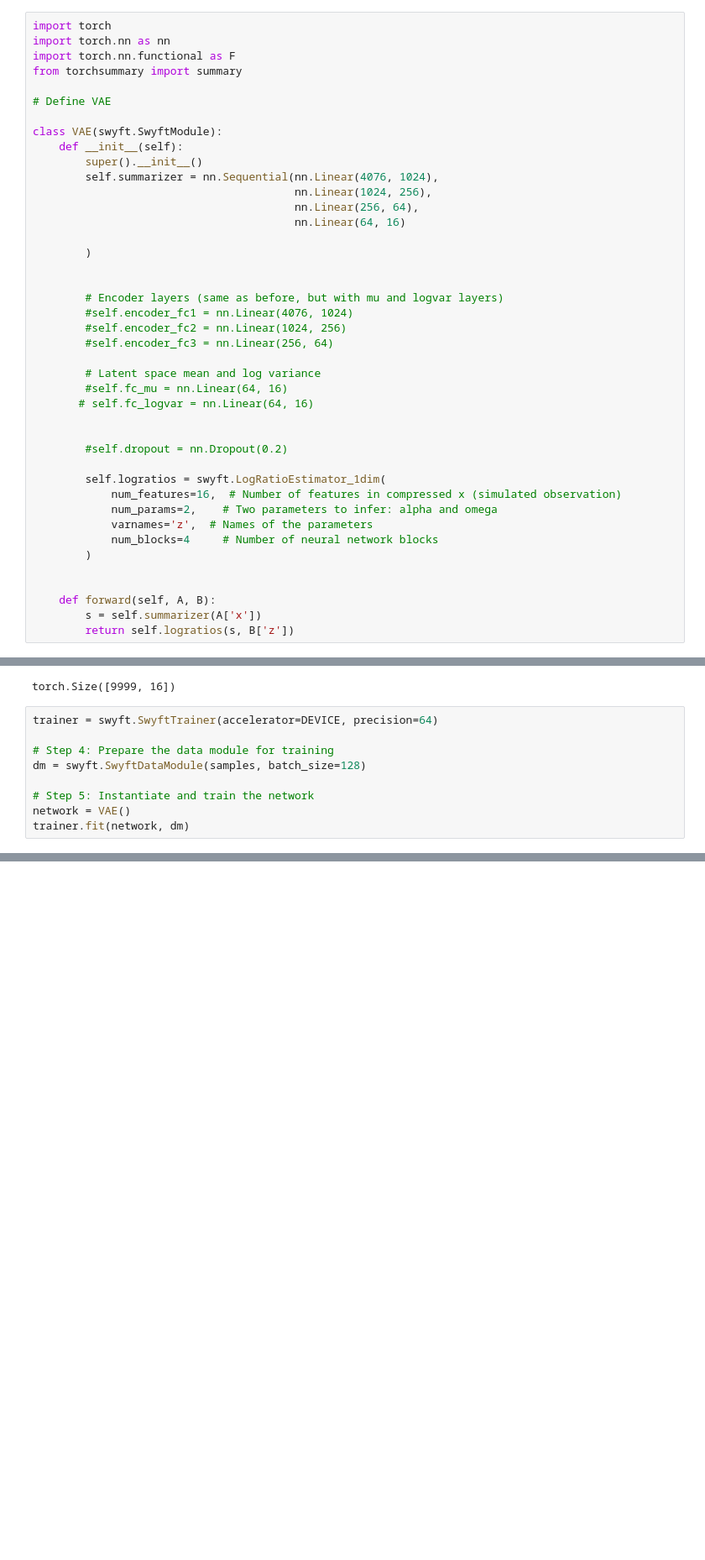
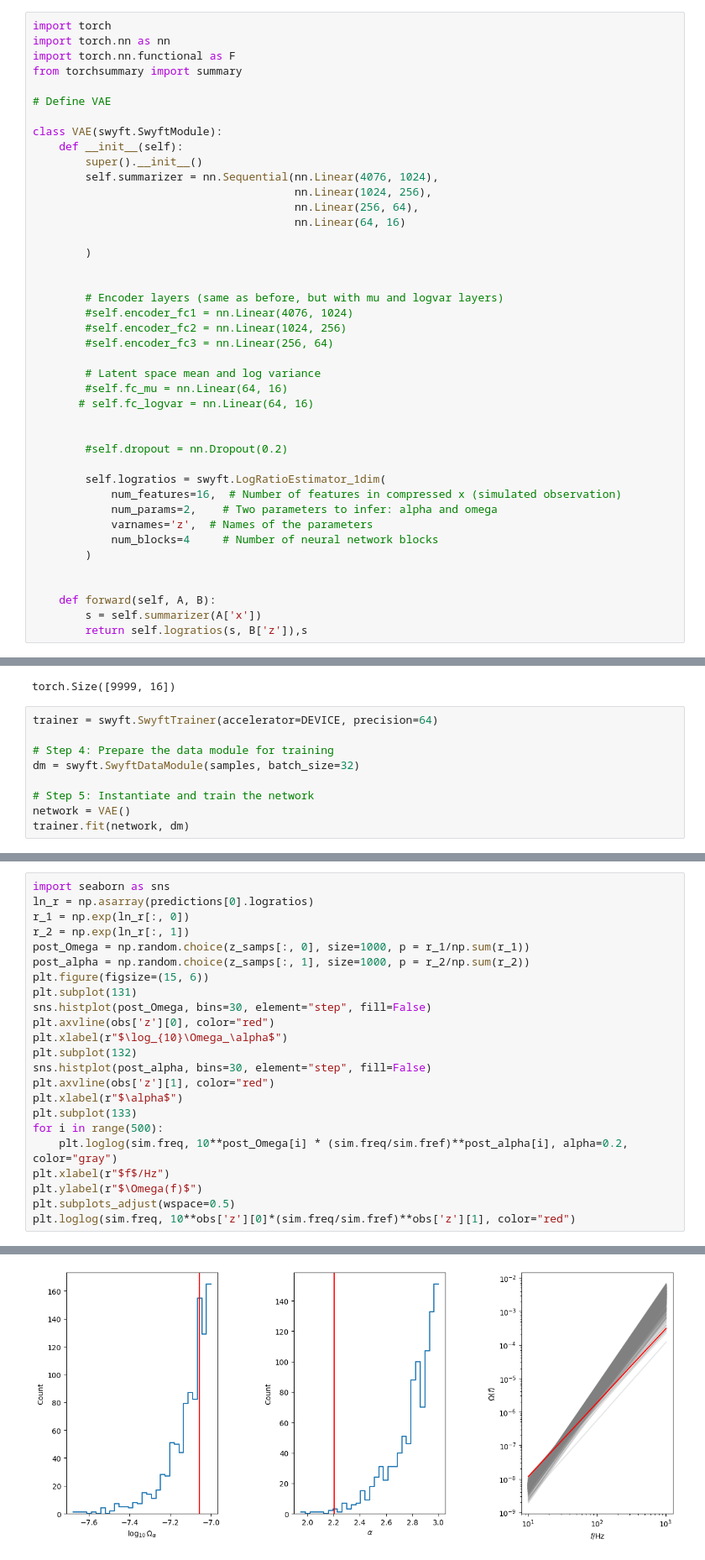
Before and after one commit to abbystokes/SBI_SGWB_DSMMA, a Jupyter notebook: Lexi/VAE_ParamEst.ipynb, the cells around one changed output, grey strips where cells are left out. Shown at 84% size. Cells and saved outputs as stored; diff of their text form; blank space fills up the shorter version.

```diff
--- a/Lexi/VAE_ParamEst.ipynb
+++ b/Lexi/VAE_ParamEst.ipynb
@@ -143,7 +143,7 @@ class VAE(swyft.SwyftModule):
 
     def forward(self, A, B):
         s = self.summarizer(A['x'])
-        return self.logratios(s, B['z'])
+        return self.logratios(s, B['z']),s
 # %%
 summarizer = nn.Sequential(nn.Linear(4076, 1024),
                                         nn.Linear(1024, 256),
@@ -158,7 +158,7 @@ torch.Size([9999, 16])
 trainer = swyft.SwyftTrainer(accelerator=DEVICE, precision=64)
 
 # Step 4: Prepare the data module for training
-dm = swyft.SwyftDataModule(samples, batch_size=128)
+dm = swyft.SwyftDataModule(samples, batch_size=32)
 
 # Step 5: Instantiate and train the network
 network = VAE()
@@ -216,0 +199,24 @@ ValueError: `trainer.predict()` only supports the `CombinedLoader(mode="sequenti
+# %%
+import seaborn as sns
+ln_r = np.asarray(predictions[0].logratios)
+r_1 = np.exp(ln_r[:, 0])
+r_2 = np.exp(ln_r[:, 1])
+post_Omega = np.random.choice(z_samps[:, 0], size=1000, p = r_1/np.sum(r_1))
+post_alpha = np.random.choice(z_samps[:, 1], size=1000, p = r_2/np.sum(r_2))
+plt.figure(figsize=(15, 6))
+plt.subplot(131)
+sns.histplot(post_Omega, bins=30, element="step", fill=False)
+plt.axvline(obs['z'][0], color="red")
+plt.xlabel(r"$\log_{10}\Omega_\alpha$")
+plt.subplot(132)
+sns.histplot(post_alpha, bins=30, element="step", fill=False)
+plt.axvline(obs['z'][1], color="red")
+plt.xlabel(r"$\alpha$")
+plt.subplot(133)
+for i in range(500):
+    plt.loglog(sim.freq, 10**post_Omega[i] * (sim.freq/sim.fref)**post_alpha[i], alpha=0.2, color="gray")
+plt.xlabel(r"$f$/Hz")
+plt.ylabel(r"$\Omega(f)$")
+plt.subplots_adjust(wspace=0.5)
+plt.loglog(sim.freq, 10**obs['z'][0]*(sim.freq/sim.fref)**obs['z'][1], color="red")
+# %% [output]
@@ -216,0 +224 @@ ValueError: `trainer.predict()` only supports the `CombinedLoader(mode="sequenti
+[figure, added]
```
Also changed, not shown: parts of 6 cells of this notebook.
